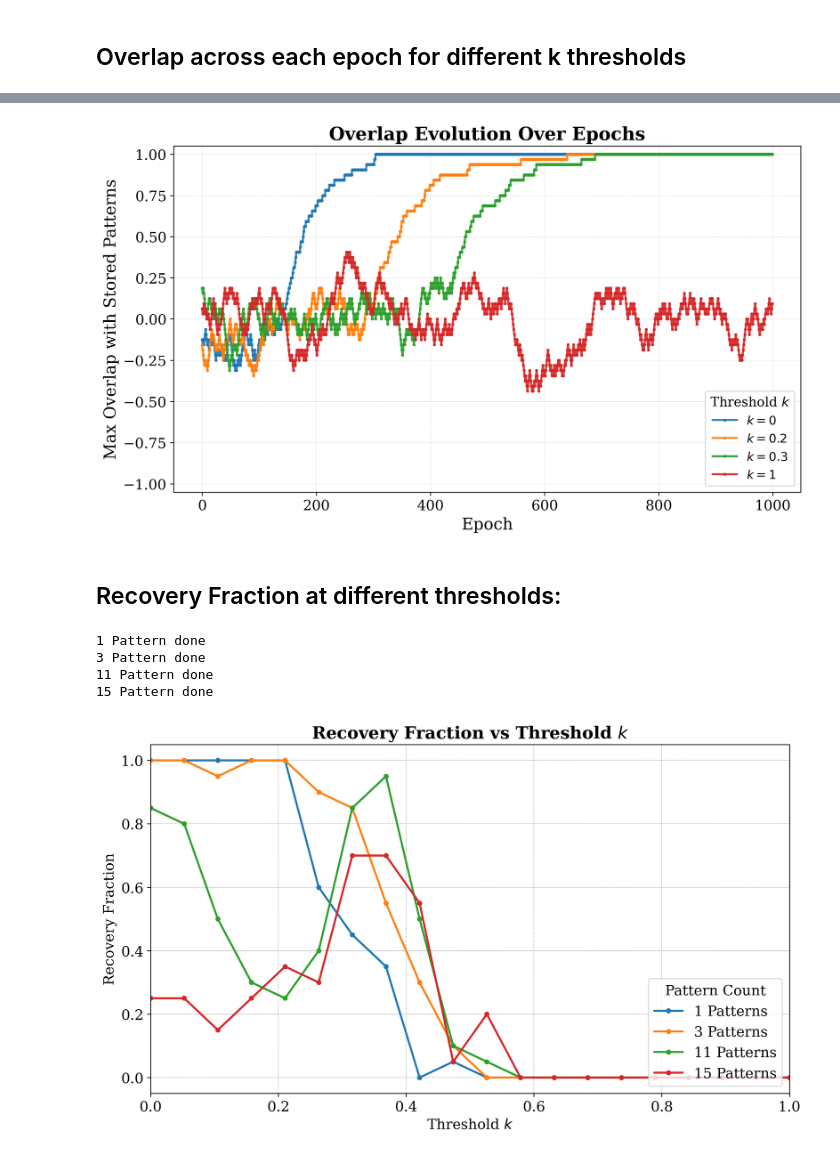
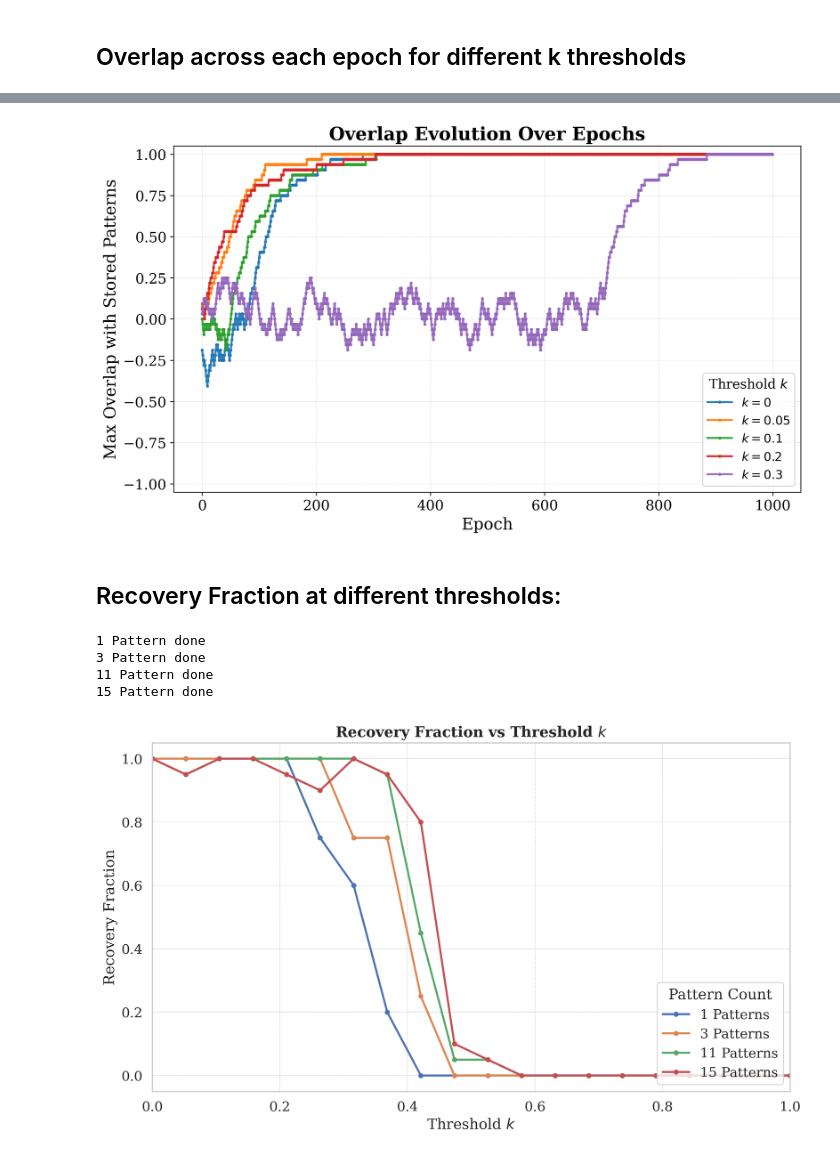
Before and after one commit to kavinfidel/Recovery_Capacity_Hopfield_Networks, a Jupyter notebook: hopfield_capacity.ipynb, the cells around one changed output, grey strips where cells are left out. Saved outputs shown, nothing was run; the diff lists cells and outputs as text; code cells hidden in the pictures.

Commit message:
COMMIT: after relu function changes

```diff
--- a/hopfield_capacity.ipynb
+++ b/hopfield_capacity.ipynb
@@ -23,9 +23,16 @@ sns.set(style = 'whitegrid',font_scale = 1.2)
 
     # sum from pattern matrix
 # %%
-images = []
+
 def step_threshold(x,k):
     return float(x>=k)
+
+def relu(x,k):
+    if x < k :
+        y = 0
+    elif x>=k:
+        y = x
+    return y
 
 def preprocess_patterns(patterns,size):
     """
@@ -37,22 +44,23 @@ Outputs:
     J_list = []
     Pt_list = []
     for pattern in patterns:
+        pattern = -pattern
         pattern = pattern.reshape(-1,1)
         pt = pattern.T
-        J_matrix = (pattern @ pt)/size
+        J_matrix = (pattern @ pt)/size # the weight matrix
         J_list.append(J_matrix)
         Pt_list.append(pt)
     return J_list, Pt_list
 
 
-def energy_calc(random_vector,J_list,Pt_list,k,size):
+def energy_calc(random_vector,J_list,Pt_list,k,size,activation = 'step'):
 
     random_vector = random_vector.reshape(-1,1)
     net_J_matrix = np.zeros((random_vector.shape[0], random_vector.shape[0]))
 
     for J_matrix, pt in zip(J_list,Pt_list):
 
-        threshold_factor = step_threshold(float((pt @ random_vector)/size),k)
+        threshold_factor = step_threshold(float((pt @ random_vector)/size),k) if activation == 'step' else relu(float((pt @ random_vector)/size),k)
         net_J_matrix += J_matrix * threshold_factor
     #net_J_matrix /= size
 
@@ -61,7 +69,7 @@ def energy_calc(random_vector,J_list,Pt_list,k,size):
     return Energy
 
 
-def mc_simulation(size,patterns,k, epochs,temp,save_gif=False, gif_shape=(8,8)):
+def mc_simulation(size,patterns,k, epochs,temp,save_gif=False, gif_shape=(8,8),activation = 'step'):
     # gif dimensions = 8 * 8 = 64 --> size of vector
     x = np.random.choice([-1,1], size = (size,))
     overlap_history = []
@@ -73,8 +81,8 @@ def mc_simulation(size,patterns,k, epochs,temp,save_gif=False, gif_shape=(8,8)):
         x_flipped = x.copy()
         x_flipped[flip_index] *= -1
 
-        energy_x = energy_calc(x,J_list,Pt_list,k,size)
-        energy_x_flip = energy_calc(x_flipped,J_list,Pt_list,k,size)
+        energy_x = energy_calc(x,J_list,Pt_list,k,size,activation)
+        energy_x_flip = energy_calc(x_flipped,J_list,Pt_list,k,size,activation)
 
         energy_diff = energy_x_flip - energy_x
 
@@ -115,7 +123,8 @@ def mc_simulation(size,patterns,k, epochs,temp,save_gif=False, gif_shape=(8,8)):
     else:
         return overlap_history
 
-def mc_simulation_recovery(size,patterns,k, epochs,temp):
+def mc_simulation_recovery(size,patterns,k, epochs,temp,activation = 'step'):
+
     ratio = 1/size
     x = np.random.choice([-1,1], size = (size,))
     #overlap_history = []
@@ -127,8 +136,8 @@ def mc_simulation_recovery(size,patterns,k, epochs,temp):
         x_flipped = x.copy()
         x_flipped[flip_index] *= -1
 
-        energy_x = energy_calc(x,J_list,Pt_list,k,size)
-        energy_x_flip = energy_calc(x_flipped,J_list,Pt_list,k,size)
+        energy_x = energy_calc(x,J_list,Pt_list,k,size,activation)
+        energy_x_flip = energy_calc(x_flipped,J_list,Pt_list,k,size,activation)
 
         energy_diff = energy_x_flip - energy_x
 
@@ -221,8 +230,8 @@ print(patterns)
 # %%
-k_values = [0,0.2,0.3,1]
+k_values = [0,0.05,0.1,0.2,0.3,]
 overlap_list = []
 for k in k_values:
-    overlap_temp = mc_simulation(size,patterns,k, epochs, temp, save_gif= False)
+    overlap_temp = mc_simulation(size,patterns,k, epochs, temp, save_gif= False, activation = "relu")
     overlap_list.append(overlap_temp)
 # %%
 plt.style.use('default')
@@ -254,10 +263,10 @@ plt.ylim(-1.05, 1.05)
 plt.grid(True, linestyle='--', linewidth=0.3, alpha=0.7)
 plt.legend(title="Threshold $k$", fontsize=12, title_fontsize=13, loc='lower right')
 plt.tight_layout()
-plt.savefig("overlap_evolution.png", dpi=300, bbox_inches="tight")
+plt.savefig("overlap_evolution_relu_2.png", dpi=300, bbox_inches="tight")
 plt.show()
 # %% [output]
-[figure, old version]
+[figure, new version]
 # %%
 overlap_list[0]
 # %%
@@ -281,33 +290,33 @@ plt.figure(figsize=(10,6), dpi = 300)
 for n_value in n_list:
     recovery_fractions = []
     patterns = generate_patterns(n_value, size)
     for k in k_values:
         successes = 0
         for _ in range(n_trials):
-            successes += mc_simulation_recovery(size,patterns,k, epochs, temp)
+            successes += mc_simulation_recovery(size,patterns,k, epochs, temp,activation = "relu")
         recovery_fraction = successes / n_trials
         recovery_fractions.append(recovery_fraction)
     print(f"{n_value} Pattern done")
 
 
 
     plt.plot(k_values, recovery_fractions, marker='o', markersize = 4,label = f"{n_value} Patterns", linewidth=2)
 
 plt.xlabel('Threshold $k$')
 plt.ylabel('Recovery Fraction')
 plt.title('Recovery Fraction vs Threshold $k$')
 plt.ylim(-0.05,1.05)
 plt.xlim(min(k_values), max(k_values))
 
 plt.grid(True, linestyle='--', linewidth = 0.5)
 plt.legend(title = "Pattern Count", loc = 'lower right')
 
 plt.tight_layout()
-plt.savefig("recovery_vs_k_2.png", dpi = 300, bbox_inches= "tight")
+plt.savefig("recovery_vs_k_relu.png", dpi = 300, bbox_inches= "tight")
 plt.show()
 # %% [output]
 1 Pattern done
 3 Pattern done
 11 Pattern done
 15 Pattern done
-[figure, old version]
+[figure, new version]
```
Also changed, not shown: parts of 6 cells of this notebook, 4 other files.
